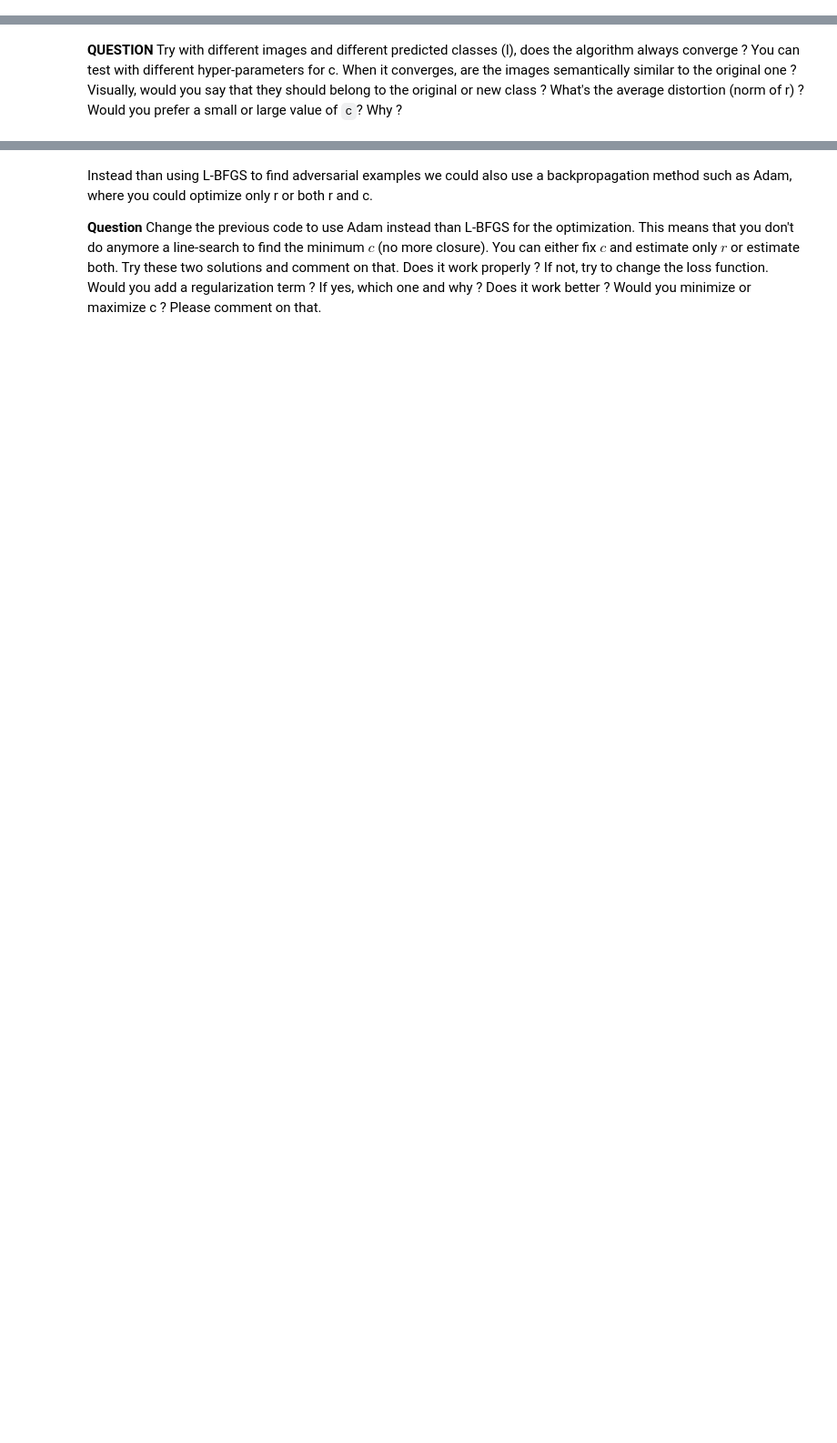
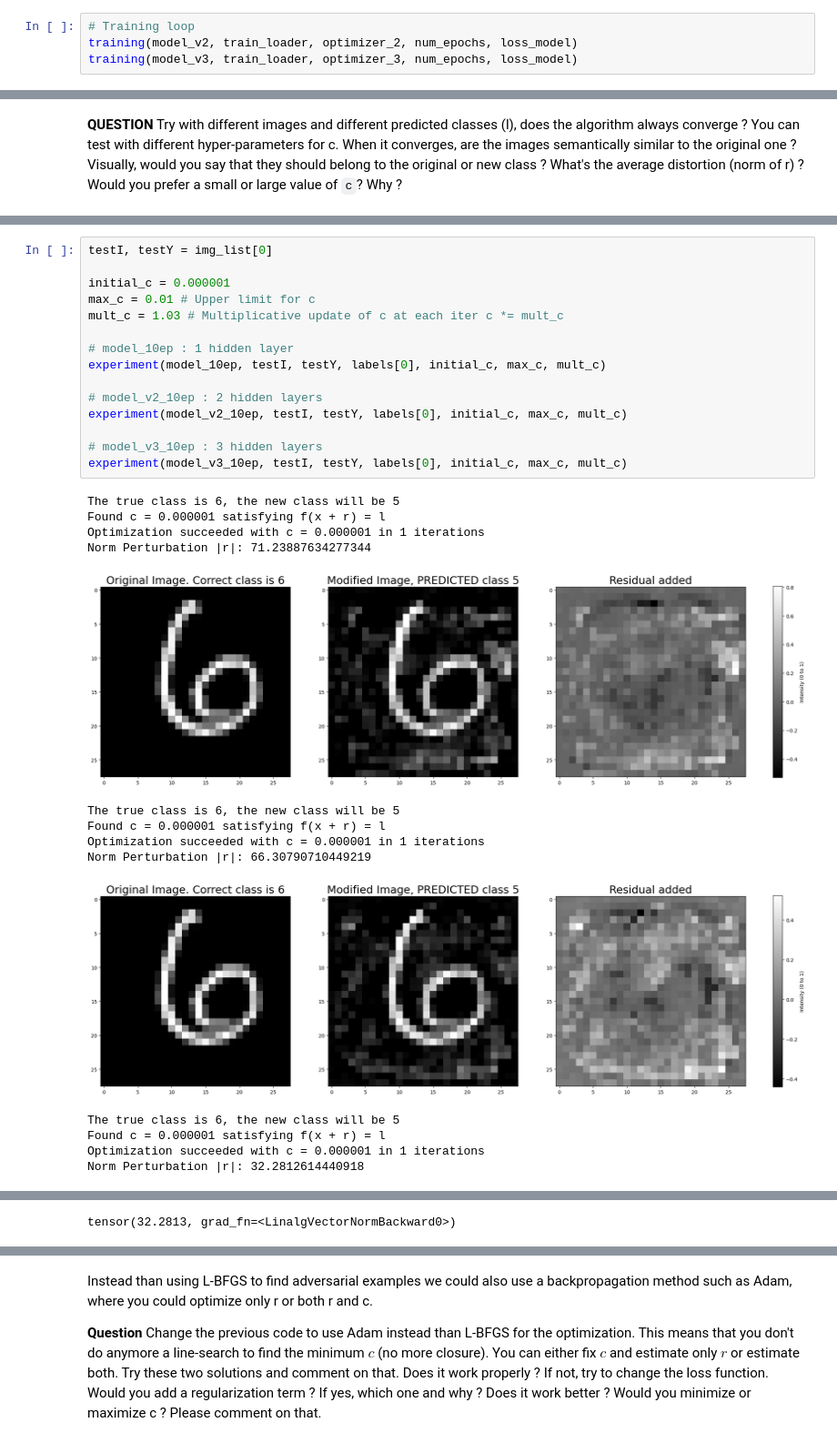
Before and after one commit to NailKhelifa/MVA_Representation_Learning, a Jupyter notebook: IntriguingProperties.ipynb, the cells around one changed output, grey strips where cells are left out. Shown at 91% size. Saved outputs shown, nothing was run; the diff lists cells and outputs as text; blank space fills up the shorter version.

```diff
--- a/IntriguingProperties.ipynb
+++ b/IntriguingProperties.ipynb
@@ -183,0 +313,4 @@ evaluation(model, test_loader)
+# %%
+# Training loop
+training(model_v2, train_loader, optimizer_2, num_epochs, loss_model)
+training(model_v3, train_loader, optimizer_3, num_epochs, loss_model)
@@ -324,0 +837,30 @@ else:
+# %%
+testI, testY = img_list[0]
+
+initial_c = 0.000001
+max_c = 0.01 # Upper limit for c
+mult_c = 1.03 # Multiplicative update of c at each iter c *= mult_c
+
+# model_10ep : 1 hidden layer
+experiment(model_10ep, testI, testY, labels[0], initial_c, max_c, mult_c)
+
+# model_v2_10ep : 2 hidden layers
+experiment(model_v2_10ep, testI, testY, labels[0], initial_c, max_c, mult_c)
+
+# model_v3_10ep : 3 hidden layers
+experiment(model_v3_10ep, testI, testY, labels[0], initial_c, max_c, mult_c)
+# %% [output]
+The true class is 6, the new class will be 5
+Found c = 0.000001 satisfying f(x + r) = l
+Optimization succeeded with c = 0.000001 in 1 iterations
+Norm Perturbation |r|: 71.23887634277344
+[figure, added]
+The true class is 6, the new class will be 5
+Found c = 0.000001 satisfying f(x + r) = l
+Optimization succeeded with c = 0.000001 in 1 iterations
+Norm Perturbation |r|: 66.30790710449219
+[figure, added]
+The true class is 6, the new class will be 5
+Found c = 0.000001 satisfying f(x + r) = l
+Optimization succeeded with c = 0.000001 in 1 iterations
+Norm Perturbation |r|: 32.2812614440918
@@ -324,0 +868 @@ else:
+tensor(32.2813, grad_fn=<LinalgVectorNormBackward0>)
```
Also changed, not shown: parts of 59 cells of this notebook, 1 other file.
